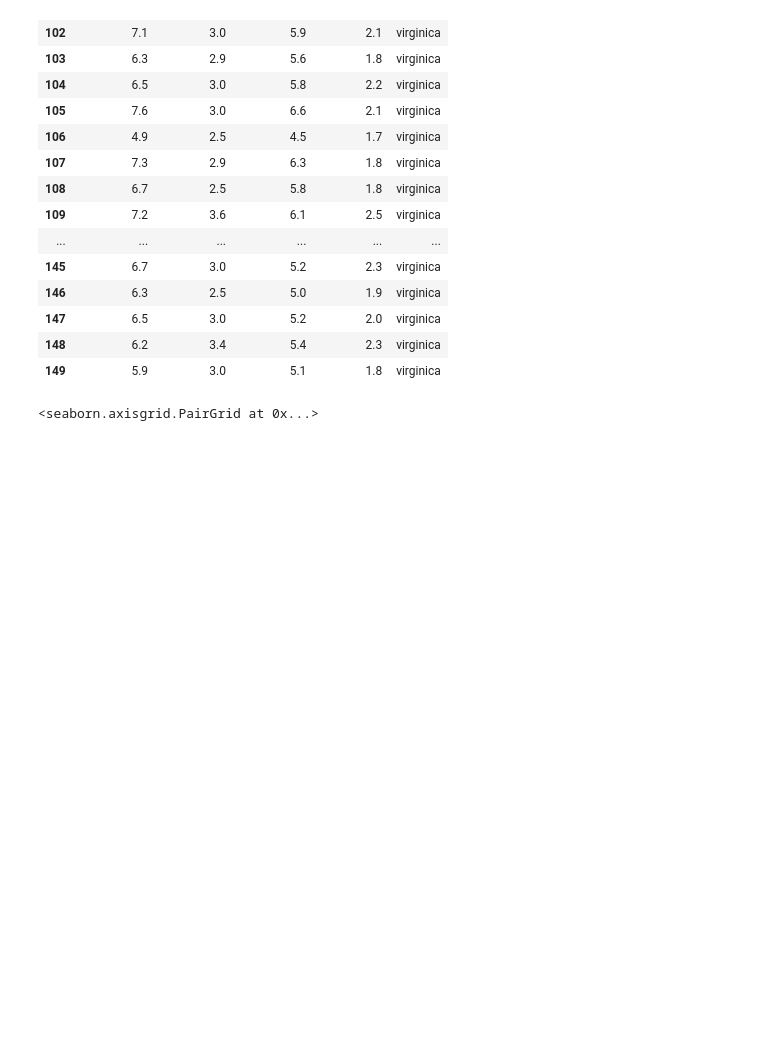
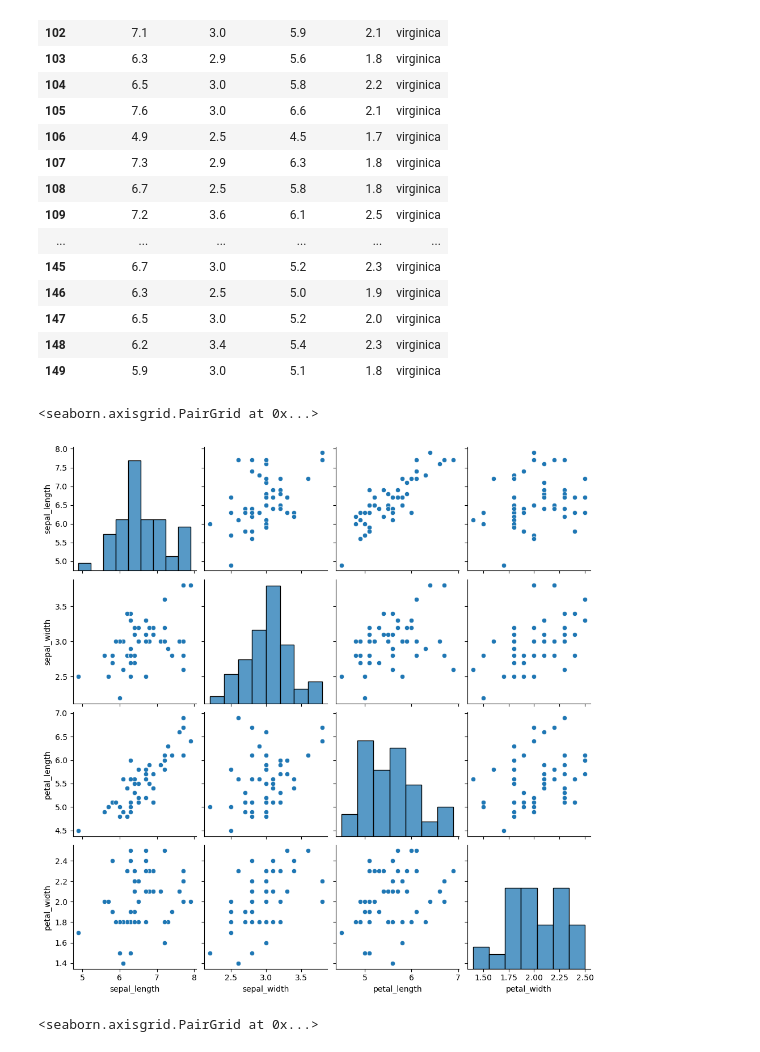
Before and after one commit to Tanjasta/Fundamentals-of-Data-Analysis, a Jupyter notebook: project.ipynb, the cells around one changed output. Saved outputs shown, nothing was run; the diff lists cells and outputs as text; code cells hidden in the pictures; blank space fills up the shorter version.

```diff
--- a/project.ipynb
+++ b/project.ipynb
@@ -265,6 +275,11 @@ df.loc[df.loc[:,'species'] == 'virginica']
 | 147 | 6.5 | 3.0 | 5.2 | 2.0 | virginica |
 | 148 | 6.2 | 3.4 | 5.4 | 2.3 | virginica |
 | 149 | 5.9 | 3.0 | 5.1 | 1.8 | virginica |
+# %%
+sns.pairplot(df.loc[df.loc[:,'species'] == 'virginica'])
+# %% [output]
+<seaborn.axisgrid.PairGrid at 0x...>
+[figure, added]
 # %%
 # Creating plots.
 sns.pairplot(df)
```
Also changed, not shown: parts of 2 cells of this notebook.
